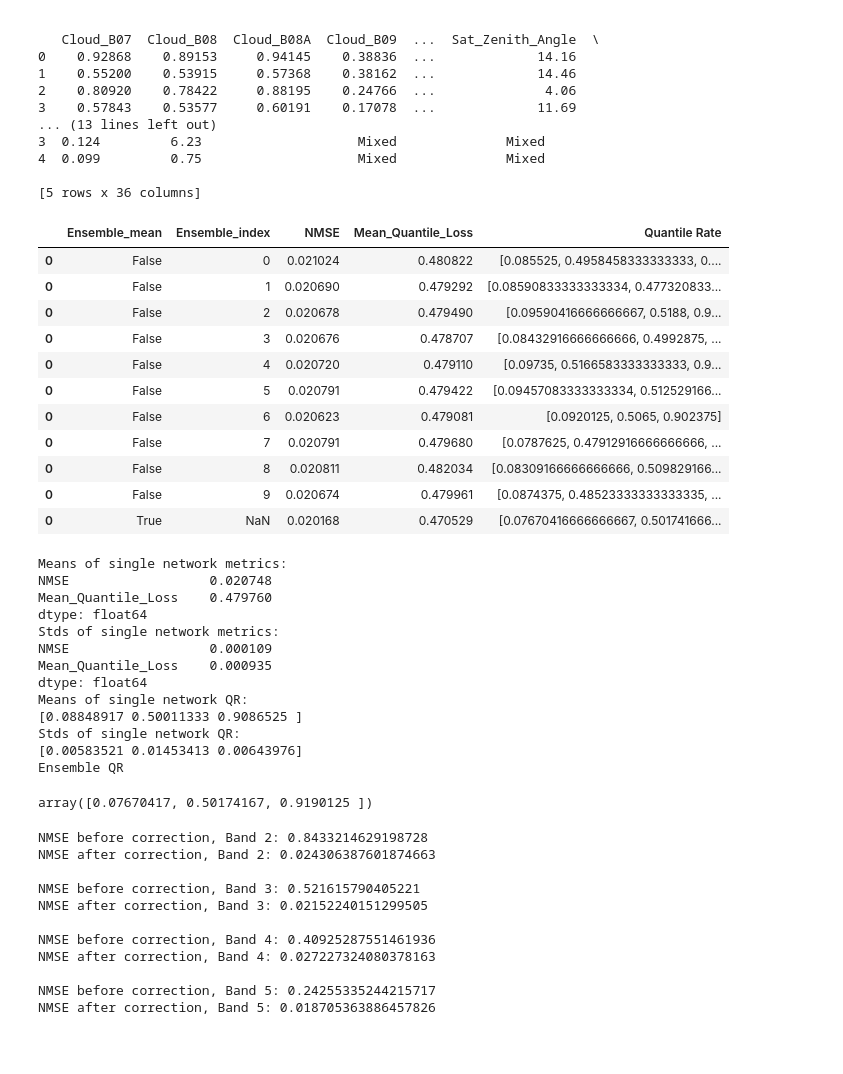
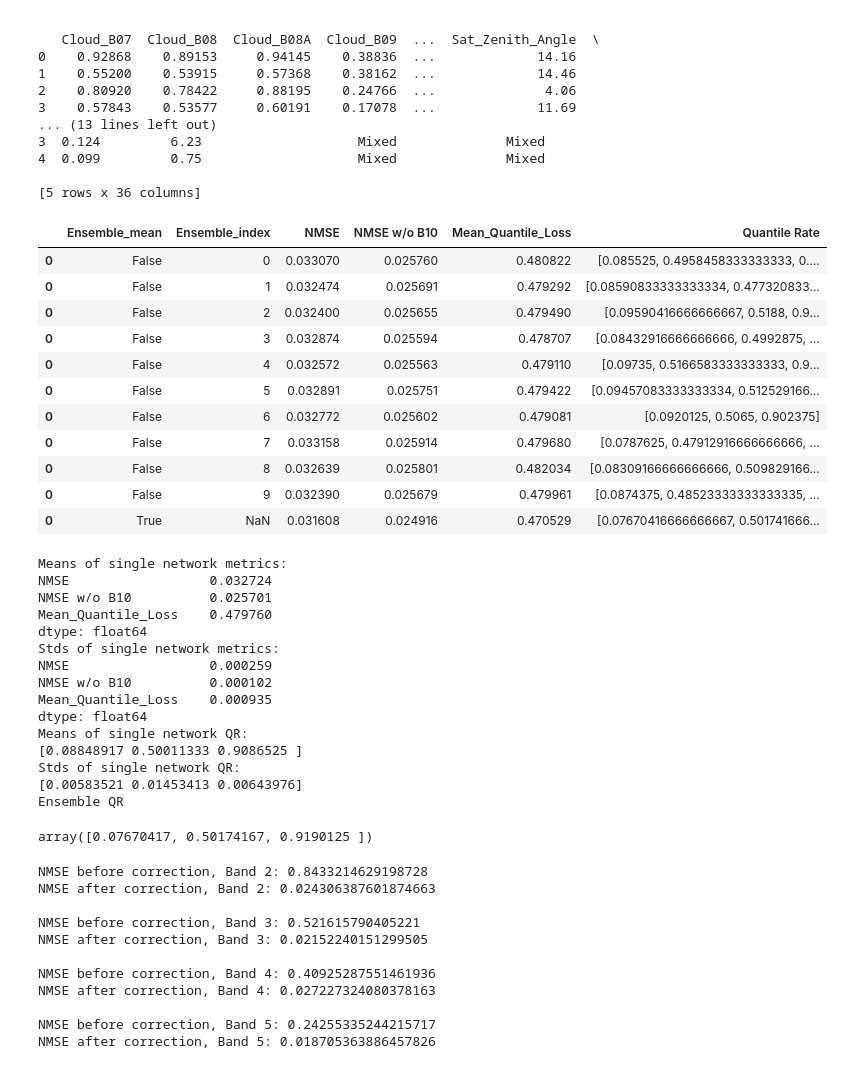
Before and after one commit to chiara-aisweden/cloud_rm, a Jupyter notebook: Showroom.ipynb, the cells around one changed output. Drawn from its saved outputs; the diff is of its cells as text; code cells hidden in the pictures.

Commit message:
Fixing NMSE calculations

```diff
--- a/Showroom.ipynb
+++ b/Showroom.ipynb
@@ -69,72 +61,76 @@ models = [torch.load(base_path+model_paths[i]) for i in range(len(model_paths))]
 quantiles = np.array([0.1,0.5,0.9])
 est = np.where(quantiles==0.5)[0].item()
 
 #Initialize metric df
-model_metrics=pd.DataFrame(columns=['Ensemble_mean','Ensemble_index','NMSE','Mean_Quantile_Loss','Quantile Rate'])
+model_metrics=pd.DataFrame(columns=['Ensemble_mean','Ensemble_index','NMSE','NMSE w/o B10','Mean_Quantile_Loss','Quantile Rate'])
 #Make preds
 preds_total=[]
 #Make predictions and evaluate
 for i,model in enumerate(models):
     preds = model.predict(X_test.to_numpy())
    #Find errors
-    mse=np.linalg.norm(y_test.to_numpy()-preds[:,:,est],axis=(0,1))**2
-    norm=np.linalg.norm(y_test.to_numpy(),axis=(0,1))**2
-    nmse=mse/norm
+    mse=np.linalg.norm(y_test.to_numpy()-preds[:,:,est],axis=(0))**2
+    norm=np.linalg.norm(y_test.to_numpy(),axis=(0))**2
+    nmse=np.mean(mse/norm)
+    nmse_no10=np.mean(mse[[0,1,2,3,4,5,6,7,8,10,11]]/norm[[0,1,2,3,4,5,6,7,8,10,11]])
     mean_quantile=QuantileNetwork.mean_marginal_loss(y_test.to_numpy(),preds,quantiles)
     quant_rate=QuantileNetwork.quant_rate(y_test.to_numpy(),preds)
     #Add to dataframe
-    tmp_metrics=pd.DataFrame(data=[[False,i,nmse,mean_quantile,quant_rate]],columns=['Ensemble_mean','Ensemble_index','NMSE','Mean_Quantile_Loss','Quantile Rate'])
+    tmp_metrics=pd.DataFrame(data=[[False,i,nmse,nmse_no10,mean_quantile,quant_rate]],columns=['Ensemble_mean','Ensemble_index','NMSE','NMSE w/o B10','Mean_Quantile_Loss','Quantile Rate'])
     model_metrics=pd.concat([model_metrics,tmp_metrics])
     #Keep track of ensemble prediction
     if i==0:
         preds_total=preds
     else:
         preds_total=preds_total+preds
 
 #Now find ensemble predictions
 preds_total=preds_total/len(model_paths)
 
-mse=np.linalg.norm(y_test.to_numpy()-preds_total[:,:,est],axis=(0,1))**2
-norm=np.linalg.norm(y_test.to_numpy(),axis=(0,1))**2
-nmse=mse/norm
+mse=np.linalg.norm(y_test.to_numpy()-preds_total[:,:,est],axis=(0))**2
+norm=np.linalg.norm(y_test.to_numpy(),axis=(0))**2
+nmse=np.mean(mse/norm)
+nmse_no10=np.mean(mse[[0,1,2,3,4,5,6,7,8,10,11]]/norm[[0,1,2,3,4,5,6,7,8,10,11]])
 mean_quantile=QuantileNetwork.mean_marginal_loss(y_test.to_numpy(),preds_total,quantiles)
 quant_rate=QuantileNetwork.quant_rate(y_test.to_numpy(),preds_total)
-tmp_metrics=pd.DataFrame(data=[[True,np.nan,nmse,mean_quantile,quant_rate]],columns=['Ensemble_mean','Ensemble_index','NMSE','Mean_Quantile_Loss','Quantile Rate'])
+tmp_metrics=pd.DataFrame(data=[[True,np.nan,nmse,nmse_no10,mean_quantile,quant_rate]],columns=['Ensemble_mean','Ensemble_index','NMSE','NMSE w/o B10','Mean_Quantile_Loss','Quantile Rate'])
 model_metrics=pd.concat([model_metrics,tmp_metrics])
 
 #print metrics
 model_metrics
 # %% [output]
-|  | Ensemble_mean | Ensemble_index | NMSE | Mean_Quantile_Loss | Quantile Rate |
-| 0 | False | 0 | 0.021024 | 0.480822 | [0.085525, 0.4958458333333333, 0.... |
-| 0 | False | 1 | 0.020690 | 0.479292 | [0.08590833333333334, 0.477320833... |
-| 0 | False | 2 | 0.020678 | 0.479490 | [0.09590416666666667, 0.5188, 0.9... |
-| 0 | False | 3 | 0.020676 | 0.478707 | [0.08432916666666666, 0.4992875, ... |
-| 0 | False | 4 | 0.020720 | 0.479110 | [0.09735, 0.5166583333333333, 0.9... |
-| 0 | False | 5 | 0.020791 | 0.479422 | [0.09457083333333334, 0.512529166... |
-| 0 | False | 6 | 0.020623 | 0.479081 | [0.0920125, 0.5065, 0.902375] |
-| 0 | False | 7 | 0.020791 | 0.479680 | [0.0787625, 0.47912916666666666, ... |
-| 0 | False | 8 | 0.020811 | 0.482034 | [0.08309166666666666, 0.509829166... |
-| 0 | False | 9 | 0.020674 | 0.479961 | [0.0874375, 0.48523333333333335, ... |
-| 0 | True | NaN | 0.020168 | 0.470529 | [0.07670416666666667, 0.501741666... |
+|  | Ensemble_mean | Ensemble_index | NMSE | NMSE w/o B10 | Mean_Quantile_Loss | Quantile Rate |
+| 0 | False | 0 | 0.033070 | 0.025760 | 0.480822 | [0.085525, 0.4958458333333333, 0.... |
+| 0 | False | 1 | 0.032474 | 0.025691 | 0.479292 | [0.08590833333333334, 0.477320833... |
+| 0 | False | 2 | 0.032400 | 0.025655 | 0.479490 | [0.09590416666666667, 0.5188, 0.9... |
+| 0 | False | 3 | 0.032874 | 0.025594 | 0.478707 | [0.08432916666666666, 0.4992875, ... |
+| 0 | False | 4 | 0.032572 | 0.025563 | 0.479110 | [0.09735, 0.5166583333333333, 0.9... |
+| 0 | False | 5 | 0.032891 | 0.025751 | 0.479422 | [0.09457083333333334, 0.512529166... |
+| 0 | False | 6 | 0.032772 | 0.025602 | 0.479081 | [0.0920125, 0.5065, 0.902375] |
+| 0 | False | 7 | 0.033158 | 0.025914 | 0.479680 | [0.0787625, 0.47912916666666666, ... |
+| 0 | False | 8 | 0.032639 | 0.025801 | 0.482034 | [0.08309166666666666, 0.509829166... |
+| 0 | False | 9 | 0.032390 | 0.025679 | 0.479961 | [0.0874375, 0.48523333333333335, ... |
+| 0 | True | NaN | 0.031608 | 0.024916 | 0.470529 | [0.07670416666666667, 0.501741666... |
 # %%
 print('Means of single network metrics:')
-print(np.mean(model_metrics.iloc[0:10,2:4],axis=0))
+print(np.mean(model_metrics.iloc[0:10,2:5],axis=0))
 print('Stds of single network metrics:')
-print(np.std(model_metrics.iloc[0:10,2:4],axis=0))
+print(np.std(model_metrics.iloc[0:10,2:5],axis=0))
 print('Means of single network QR:')
-print(np.mean(np.vstack(model_metrics.iloc[0:10,4].to_numpy()),axis=0))
+print(np.mean(np.vstack(model_metrics.iloc[0:10,5].to_numpy()),axis=0))
 print('Stds of single network QR:')
-print(np.std(np.vstack(model_metrics.iloc[0:10,4].to_numpy()),axis=0))
+print(np.std(np.vstack(model_metrics.iloc[0:10,5].to_numpy()),axis=0))
 print('Ensemble QR')
-model_metrics.iloc[10,4]
+model_metrics.iloc[10,5]
 # %% [output]
 Means of single network metrics:
-NMSE                  0.020748
+NMSE                  0.032724
+NMSE w/o B10          0.025701
 Mean_Quantile_Loss    0.479760
 dtype: float64
 Stds of single network metrics:
-NMSE                  0.000109
+NMSE                  0.000259
+NMSE w/o B10          0.000102
 Mean_Quantile_Loss    0.000935
 dtype: float64
 Means of single network QR:
```
Also changed, not shown: parts of 1 cell of this notebook, 17 other files.
